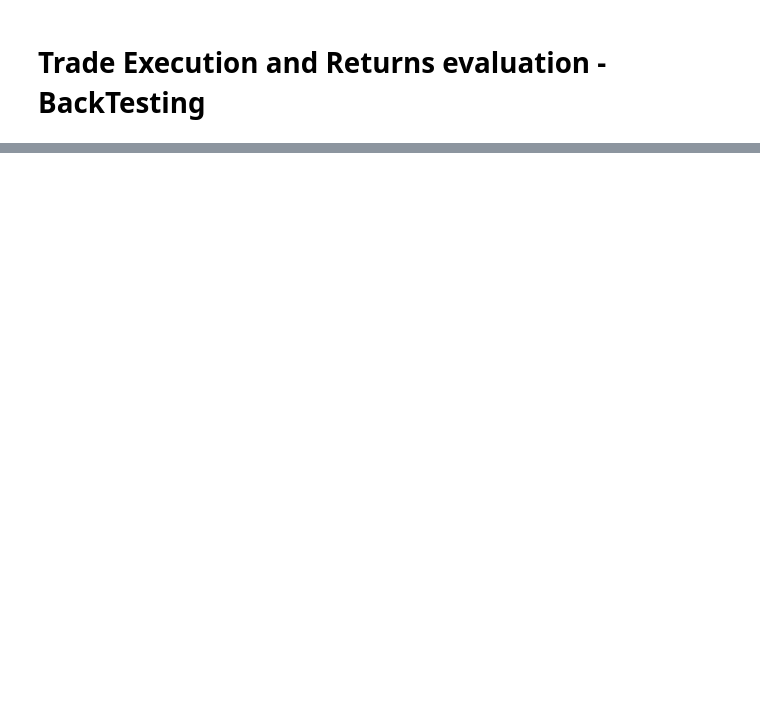
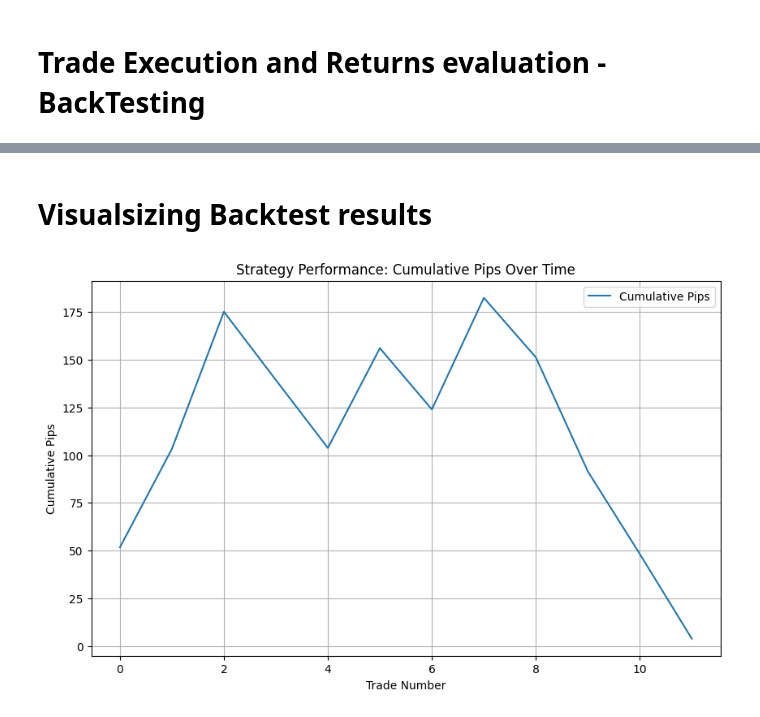
Before and after one commit to D-Mutabazi/Data-Engineering-Projects-and-Coursework, a Jupyter notebook: MLR_forecast.ipynb, the cells around one changed output, grey strips where cells are left out. Drawn from its saved outputs; the diff is of its cells as text; code cells hidden in the pictures; blank space fills up the shorter version.

```diff
--- a/MLR_forecast.ipynb
+++ b/MLR_forecast.ipynb
@@ -248,0 +293,14 @@ K
+# %% [markdown]
+# Visualsizing Backtest results
+# %%
+# Plot cumulative pips over time
+plt.figure(figsize=(10, 6))
+plt.plot(range(len(pips_list)), [sum(pips_list[:i+1]) for i in range(len(pips_list))], label='Cumulative Pips')
+plt.xlabel('Trade Number')
+plt.ylabel('Cumulative Pips')
+plt.title('Strategy Performance: Cumulative Pips Over Time')
+plt.legend()
+plt.grid(True)
+plt.show()
+# %% [output]
+[figure, added]
```
Also changed, not shown: parts of 6 cells of this notebook.
